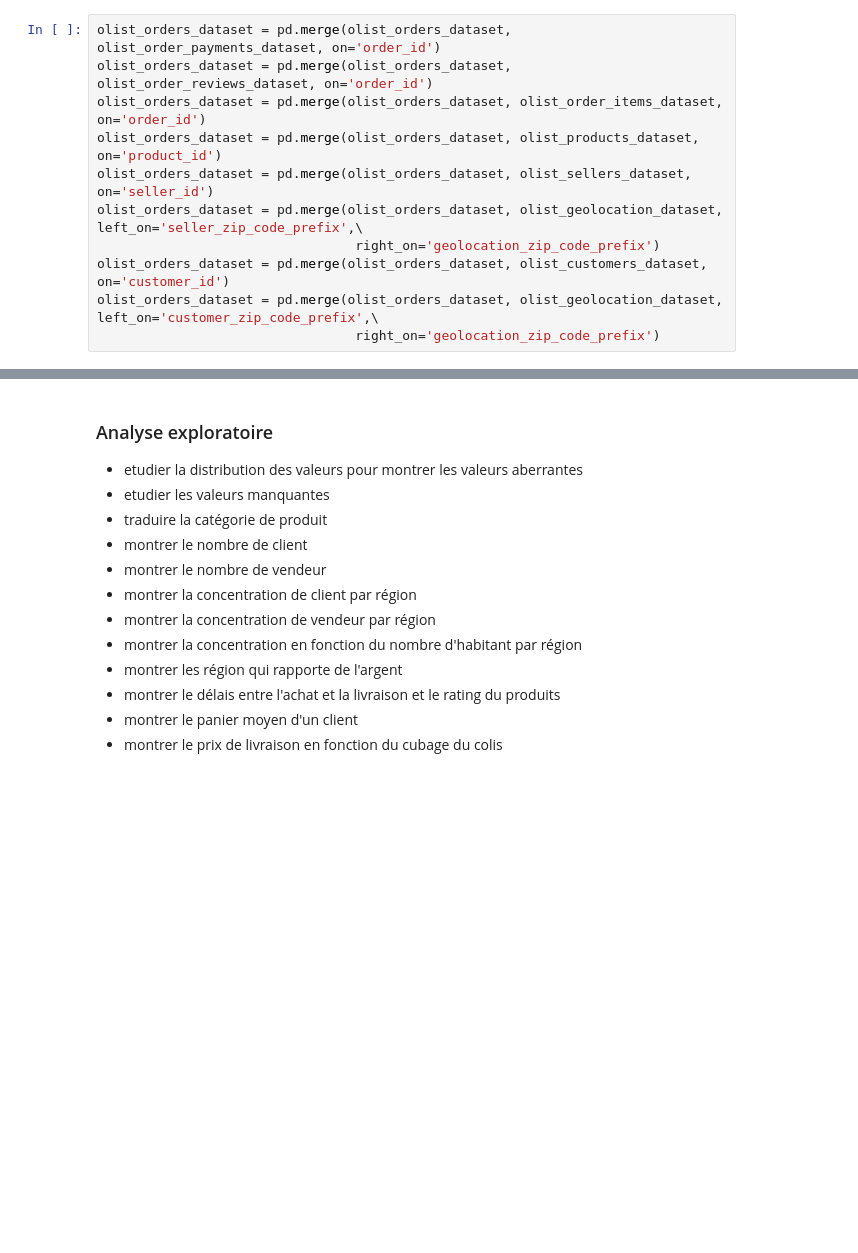
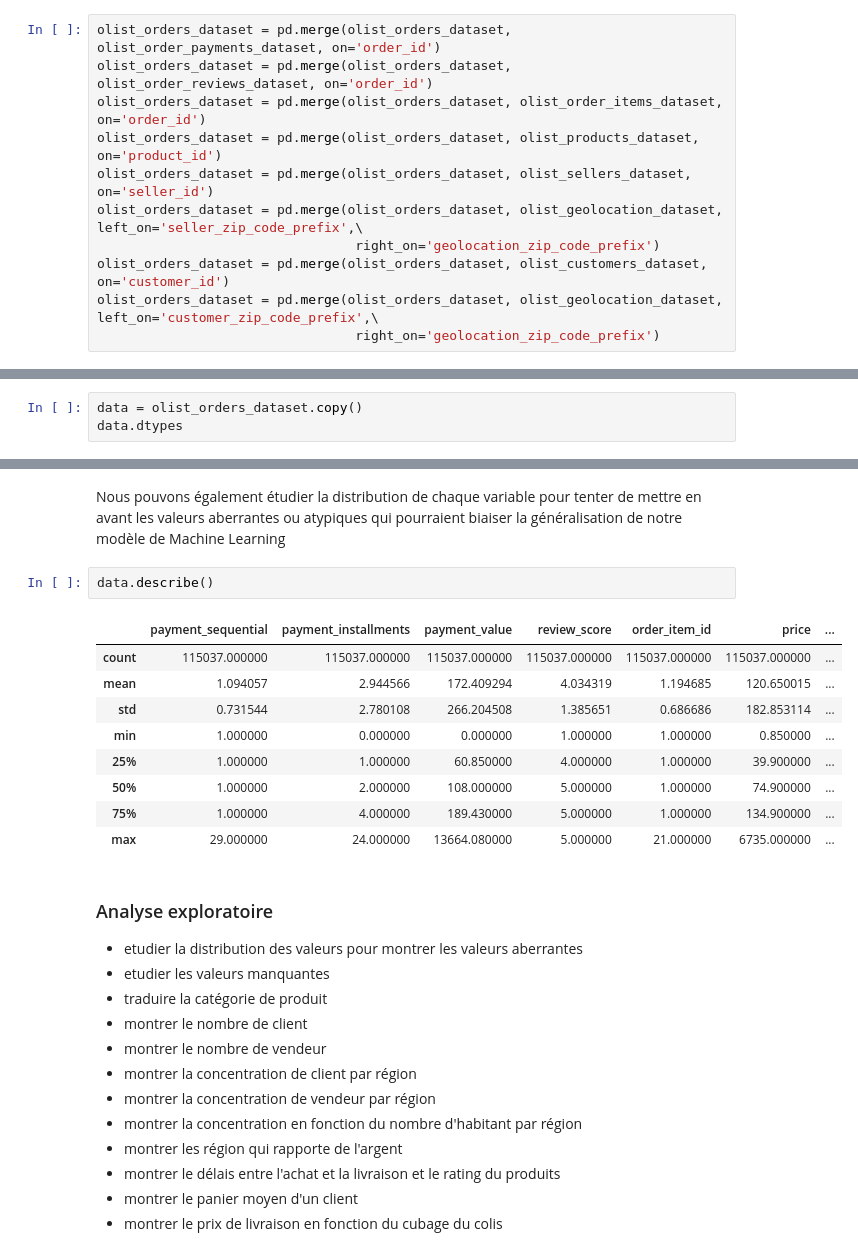
Before and after one commit to HaDock404/CustomerSegmentation, a Jupyter notebook: notebook.ipynb, the cells around one changed output, grey strips where cells are left out. Saved outputs shown, nothing was run; the diff lists cells and outputs as text; blank space fills up the shorter version.

```diff
--- a/notebook.ipynb
+++ b/notebook.ipynb
@@ -127,0 +179,3 @@ olist_orders_dataset
+# %%
+data = olist_orders_dataset.copy()
+data.dtypes
@@ -128,3 +200,17 @@ olist_orders_dataset
+# %% [markdown]
+Nous pouvons également étudier la distribution de chaque variable pour tenter de mettre en avant les valeurs aberrantes ou atypiques qui pourraient biaiser la généralisation de notre modèle de Machine Learning
+# %%
+data.describe()
+# %% [output]
+|  | payment_sequential | payment_installments | payment_value | review_score | order_item_id | price | ... |
+| count | 115037.000000 | 115037.000000 | 115037.000000 | 115037.000000 | 115037.000000 | 115037.000000 | ... |
+| mean | 1.094057 | 2.944566 | 172.409294 | 4.034319 | 1.194685 | 120.650015 | ... |
+| std | 0.731544 | 2.780108 | 266.204508 | 1.385651 | 0.686686 | 182.853114 | ... |
+| min | 1.000000 | 0.000000 | 0.000000 | 1.000000 | 1.000000 | 0.850000 | ... |
+| 25% | 1.000000 | 1.000000 | 60.850000 | 4.000000 | 1.000000 | 39.900000 | ... |
+| 50% | 1.000000 | 2.000000 | 108.000000 | 5.000000 | 1.000000 | 74.900000 | ... |
+| 75% | 1.000000 | 4.000000 | 189.430000 | 5.000000 | 1.000000 | 134.900000 | ... |
+| max | 29.000000 | 24.000000 | 13664.080000 | 5.000000 | 21.000000 | 6735.000000 | ... |
 # %% [markdown]
 ### Analyse exploratoire
  - etudier la distribution des valeurs pour montrer les valeurs aberrantes
```
Also changed, not shown: parts of 7 cells of this notebook.
